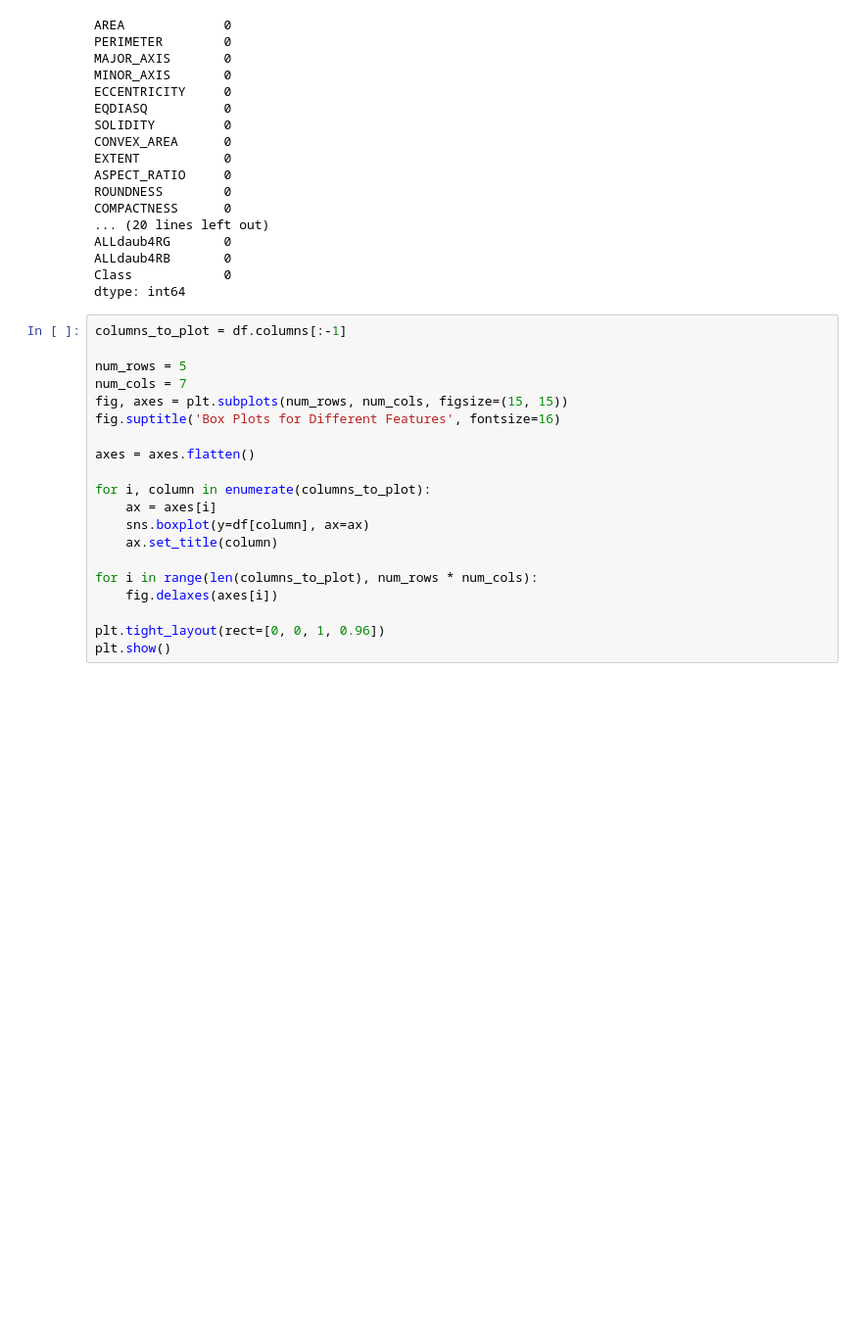
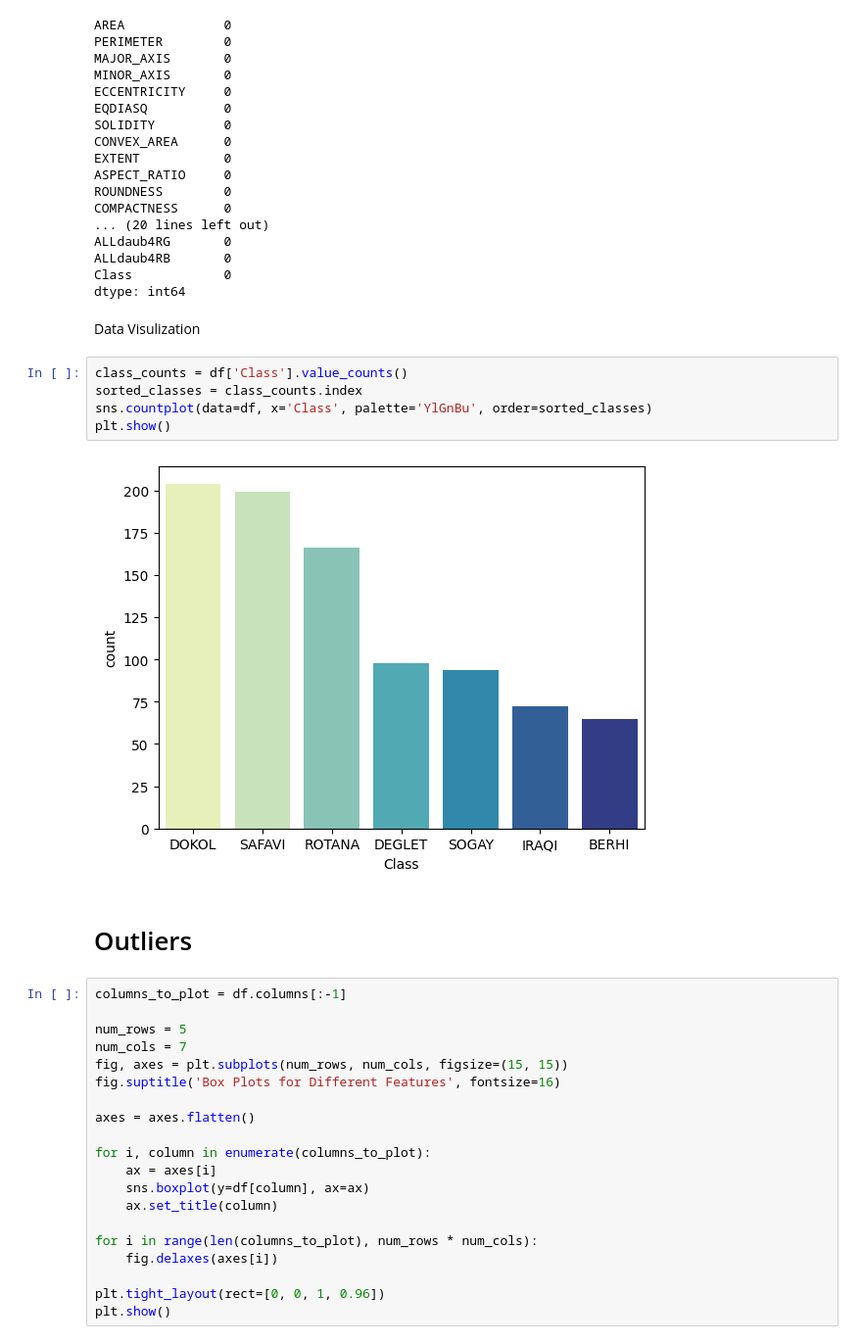
Before and after one commit to Tuwaiq-Data-Science-Bootcamp-V5/Bootcamp-Project4-Machine_Learning, a Jupyter notebook: DatesProject.ipynb, the cells around one changed output. Shown at 98% size. Saved outputs shown, nothing was run; the diff lists cells and outputs as text; blank space fills up the shorter version.

```diff
--- a/DatesProject.ipynb
+++ b/DatesProject.ipynb
@@ -123,6 +131,17 @@ ALLdaub4RG       0
 ALLdaub4RB       0
 Class            0
 dtype: int64
+# %% [markdown]
+Data Visulization
+# %%
+class_counts = df['Class'].value_counts()
+sorted_classes = class_counts.index
+sns.countplot(data=df, x='Class', palette='YlGnBu', order=sorted_classes)
+plt.show()
+# %% [output]
+[figure, added]
+# %% [markdown]
+# Outliers
 # %%
 columns_to_plot = df.columns[:-1]
 
```
Also changed, not shown: parts of 9 cells of this notebook.
